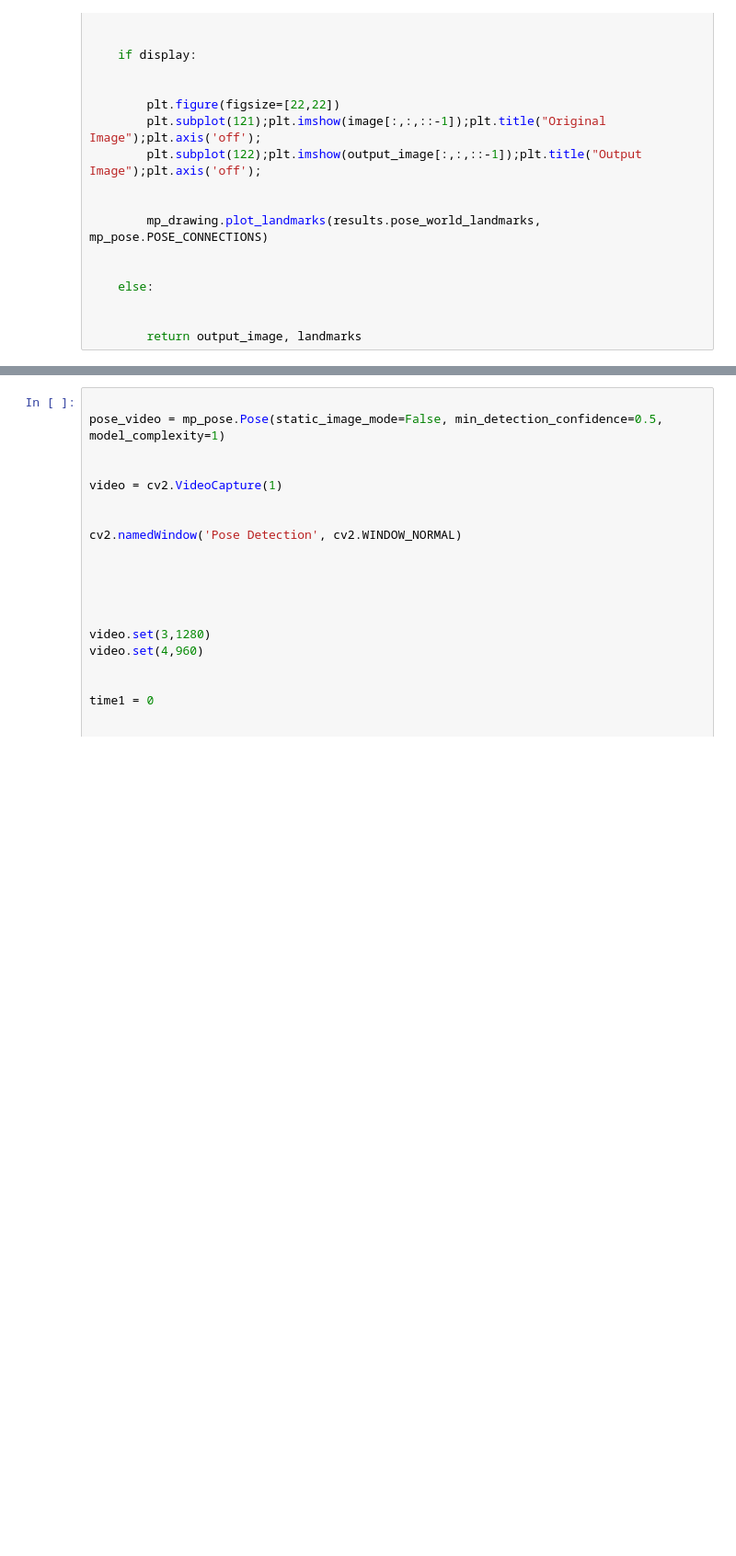
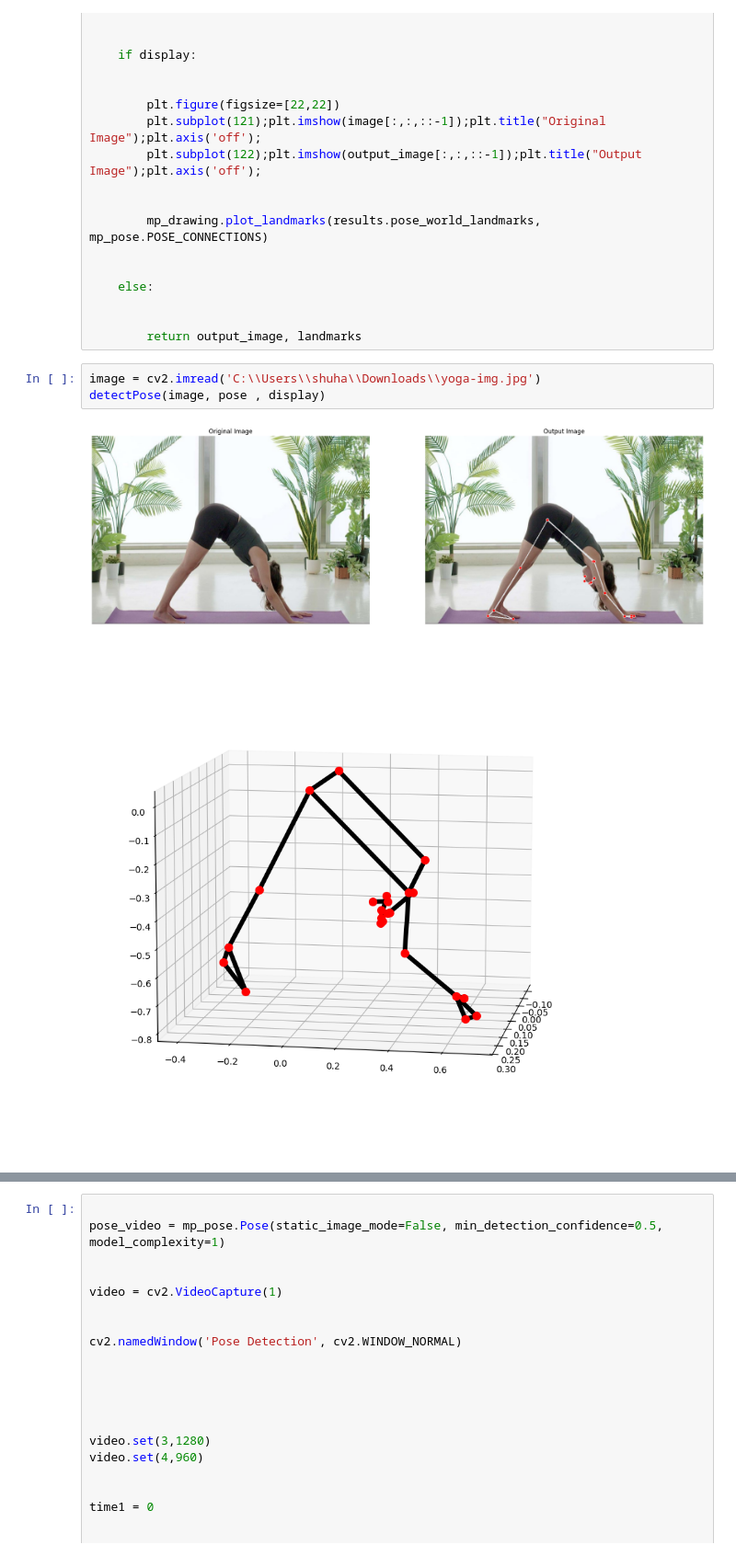
Before and after one commit to shuubbh/Image_Classification, a Jupyter notebook: project.ipynb, the cells around one changed output, grey strips where cells are left out. Shown at 92% size. Cells and saved outputs as stored; diff of their text form; blank space fills up the shorter version.

```diff
--- a/project.ipynb
+++ b/project.ipynb
@@ -148,3 +147,9 @@ def detectPose(image, pose, display=True):
 
 
         return output_image, landmarks
+# %%
+image = cv2.imread('C:\\Users\\shuha\\Downloads\\yoga-img.jpg')
+detectPose(image, pose , display)
+# %% [output]
+[figure, added]
+[figure, added]
```
Also changed, not shown: parts of 13 cells of this notebook, 1 other file.
